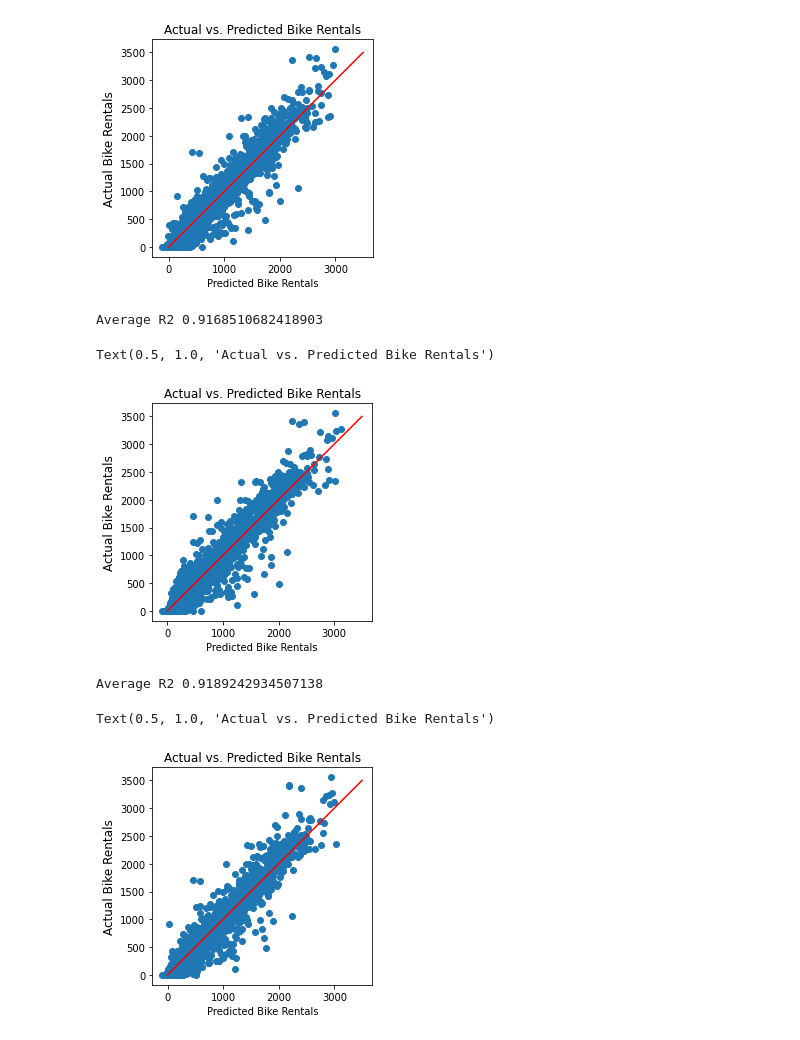
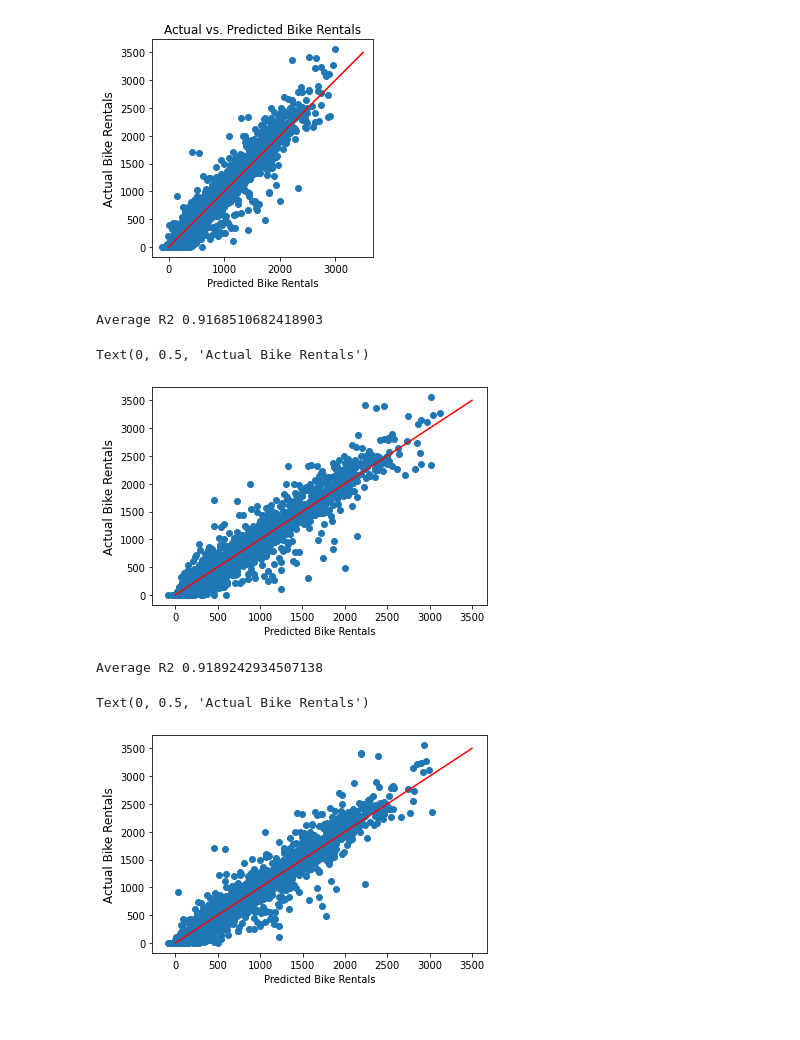
Before and after one commit to dudemandando/Group-7, a Jupyter notebook: Notebooks/SeoulBikePredictionXGBoost_DanBurke.ipynb, the cells around one changed output. Drawn from its saved outputs; the diff is of its cells as text; code cells hidden in the pictures.

```diff
--- a/Notebooks/SeoulBikePredictionXGBoost_DanBurke.ipynb
+++ b/Notebooks/SeoulBikePredictionXGBoost_DanBurke.ipynb
@@ -207,55 +193,50 @@ Text(0.5, 1.0, 'Actual vs. Predicted Bike Rentals')
 # %%
 secondXGModel = make_pipeline(StandardScaler(), XGBRegressor(silent=1, n_estimators=82, max_depth=12, eta=0.01,
                                                     subsample=0.7))
 
 # Cross-validation
 cv = cross_val_score(secondXGModel, X_train, y_train, cv=10)
 print('Average R2', np.mean(cv))
 
 secondXGModel.fit(X_train, y_train)
 y_pred = secondXGModel.predict(X_test)
 
-# 1:1 line
 x = np.linspace(0,3500,10)
 y = x
 
-# Scatter plot predicted vs. actual
 plt.scatter(y_pred, y_test)
 plt.plot(x, y, c='r')
-plt.gca().set_aspect('equal')
 plt.xlabel('Predicted Bike Rentals', size=10)
 plt.ylabel('Actual Bike Rentals', size=12)
-plt.title('Actual vs. Predicted Bike Rentals', size=12)
 # %% [output]
 Average R2 0.9168510682418903
-Text(0.5, 1.0, 'Actual vs. Predicted Bike Rentals')
+Text(0, 0.5, 'Actual Bike Rentals')
-[figure, old version]
+[figure, new version]
 # %%
 secondXGModel = make_pipeline(StandardScaler(), XGBRegressor(silent=1, n_estimators=85, max_depth=12, eta=0.01,
                                                     subsample=0.55))
 
-# Cross-validation
+
 cv = cross_val_score(secondXGModel, X_train, y_train, cv=10)
 print('Average R2', np.mean(cv))
 
 secondXGModel.fit(X_train, y_train)
 y_pred = secondXGModel.predict(X_test)
 
-# 1:1 line
+
 x = np.linspace(0,3500,10)
 y = x
 
-# Scatter plot predicted vs. actual
+
 plt.scatter(y_pred, y_test)
 plt.plot(x, y, c='r')
-plt.gca().set_aspect('equal')
+
 plt.xlabel('Predicted Bike Rentals', size=10)
 plt.ylabel('Actual Bike Rentals', size=12)
-plt.title('Actual vs. Predicted Bike Rentals', size=12)
 # %% [output]
 Average R2 0.9189242934507138
-Text(0.5, 1.0, 'Actual vs. Predicted Bike Rentals')
+Text(0, 0.5, 'Actual Bike Rentals')
-[figure, old version]
+[figure, new version]
 # %%
 secondXGModel = make_pipeline(StandardScaler(), XGBRegressor(silent=1, n_estimators=60, max_depth=7, eta=0.01,
                                                     subsample=0.55, gamma=0.5))
```
Also changed, not shown: parts of 16 cells of this notebook.
